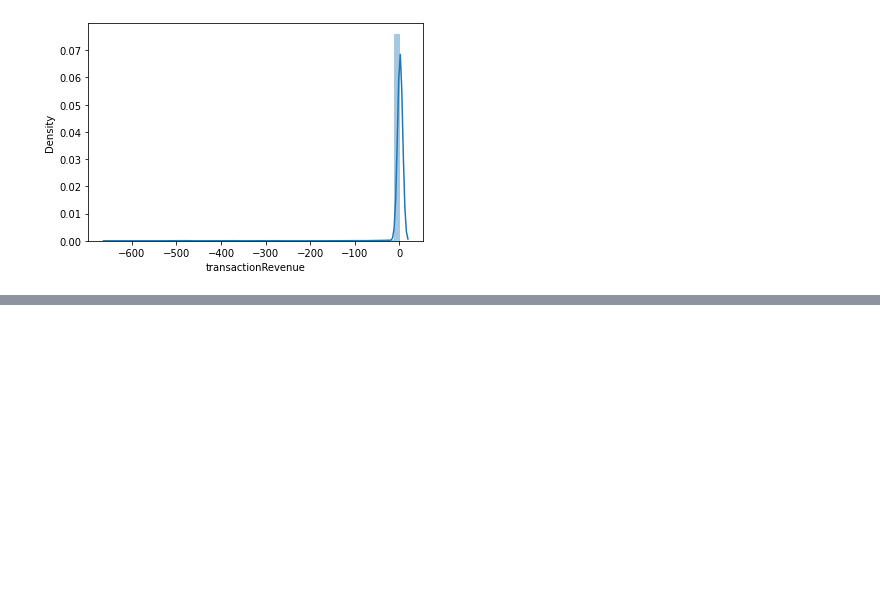
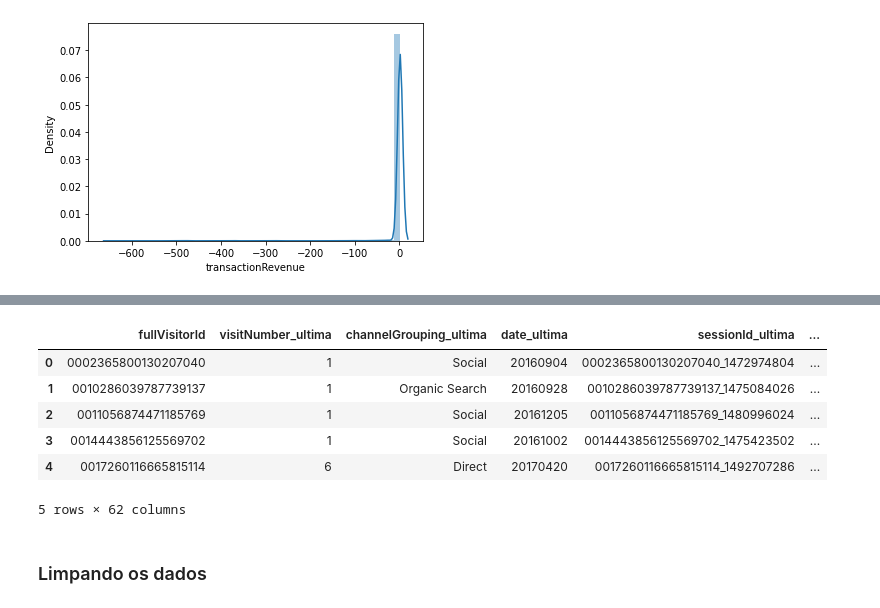
Before and after one commit to thayannefranca/ML_Marketing_Digital, a Jupyter notebook: Predicao_gastos_usuario.ipynb, the cells around one changed output, grey strips where cells are left out. Saved outputs shown, nothing was run; the diff lists cells and outputs as text; code cells hidden in the pictures; blank space fills up the shorter version.

Commit message:
Limpando os dados. Removendo colunas irrelevantes no momento

```diff
--- a/Predicao_gastos_usuario.ipynb
+++ b/Predicao_gastos_usuario.ipynb
@@ -361,0 +439,14 @@ sns.distplot(y_pred_reg - y_test)
+# %%
+visitas = pd.merge(visitas,usuarios_visitas_unicos,left_on=['fullVisitorId','visitNumber_primeira'],
+                  right_on=['fullVisitorId','visitNumber'],how='left', suffixes=['_ultima','_primeira'])
+visitas.head()
+# %% [output]
+|  | fullVisitorId | visitNumber_ultima | channelGrouping_ultima | date_ultima | sessionId_ultima | ... |
+| 0 | 0002365800130207040 | 1 | Social | 20160904 | 0002365800130207040_1472974804 | ... |
+| 1 | 0010286039787739137 | 1 | Organic Search | 20160928 | 0010286039787739137_1475084026 | ... |
+| 2 | 0011056874471185769 | 1 | Social | 20161205 | 0011056874471185769_1480996024 | ... |
+| 3 | 0014443856125569702 | 1 | Social | 20161002 | 0014443856125569702_1475423502 | ... |
+| 4 | 0017260116665815114 | 6 | Direct | 20170420 | 0017260116665815114_1492707286 | ... |
+5 rows × 62 columns
+# %% [markdown]
+### Limpando os dados
```
Also changed, not shown: parts of 19 cells of this notebook.
